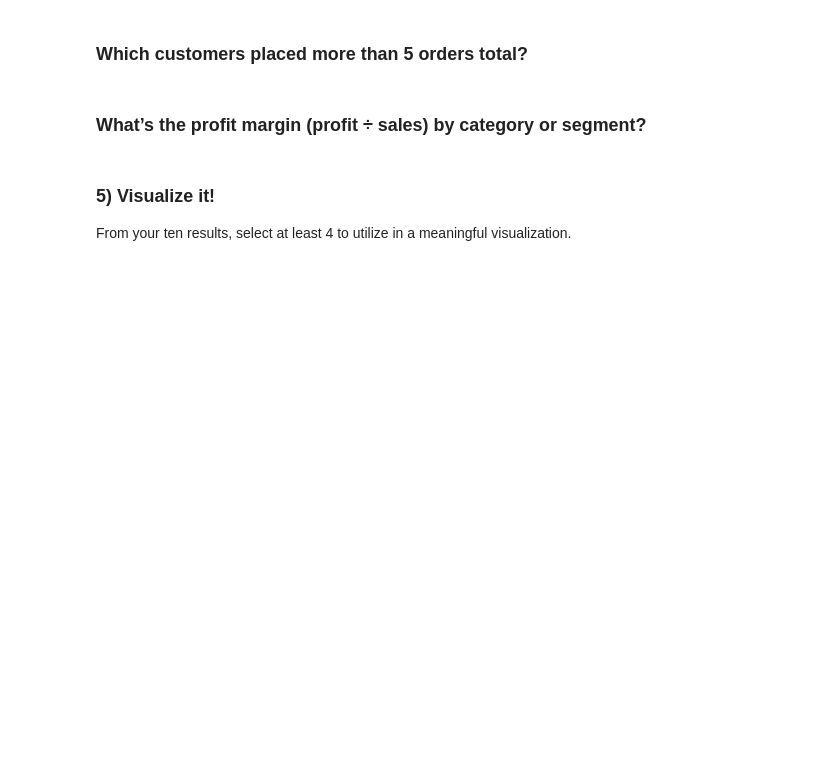
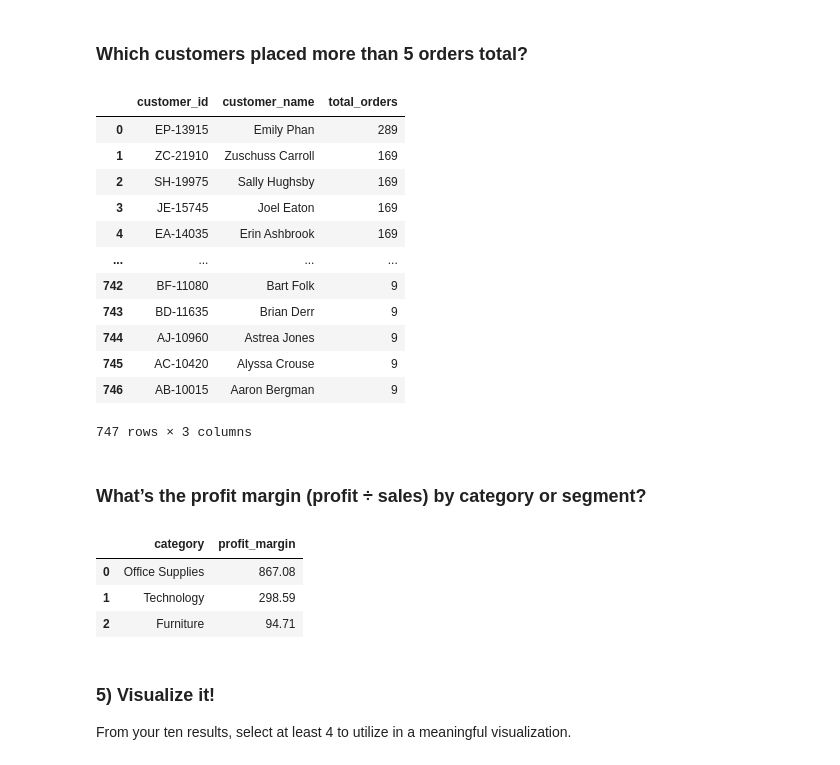
Before and after one commit to JishGorft/CY_DA_Mod3, a Jupyter notebook: Week4/notebooks/superstore_sales_workflow.ipynb, the cells around one changed output. Cells and saved outputs as stored; diff of their text form; code cells hidden in the pictures; blank space fills up the shorter version.

```diff
--- a/Week4/notebooks/superstore_sales_workflow.ipynb
+++ b/Week4/notebooks/superstore_sales_workflow.ipynb
@@ -313,2 +334,33 @@ result9
+# %%
+query9 = """
+WITH customer_orders AS (
+    SELECT
+        o.customer_id,
+        c.customer_name,
+        COUNT(o.order_id) AS total_orders
+    FROM orders o
+    JOIN customers c ON c.customer_id = o.customer_id
+    GROUP BY o.customer_id
+    ORDER BY total_orders DESC)
+SELECT *
+FROM customer_orders
+WHERE total_orders > 5;
+"""
+result9 = pd.read_sql(query9, conn)
+result9
+# %% [output]
+|  | customer_id | customer_name | total_orders |
+| 0 | EP-13915 | Emily Phan | 289 |
+| 1 | ZC-21910 | Zuschuss Carroll | 169 |
+| 2 | SH-19975 | Sally Hughsby | 169 |
+| 3 | JE-15745 | Joel Eaton | 169 |
+| 4 | EA-14035 | Erin Ashbrook | 169 |
+| ... | ... | ... | ... |
+| 742 | BF-11080 | Bart Folk | 9 |
+| 743 | BD-11635 | Brian Derr | 9 |
+| 744 | AJ-10960 | Astrea Jones | 9 |
+| 745 | AC-10420 | Alyssa Crouse | 9 |
+| 746 | AB-10015 | Aaron Bergman | 9 |
+747 rows × 3 columns
 # %% [markdown]
 ### What’s the profit margin (profit ÷ sales) by category or segment?
@@ -319,3 +367,17 @@ result10
+# %%
+query10 = """
+SELECT p.category, ROUND(SUM(od.profit / od.sales), 2) AS profit_margin
+FROM order_details od
+JOIN products p ON p.product_id = od.product_id
+GROUP BY p.category
+ORDER BY profit_margin DESC; """
+result10 = pd.read_sql(query10, conn)
+result10
+# %% [output]
+|  | category | profit_margin |
+| 0 | Office Supplies | 867.08 |
+| 1 | Technology | 298.59 |
+| 2 | Furniture | 94.71 |
 # %% [markdown]
 ### 5) Visualize it!
 
```
Also changed, not shown: parts of 11 cells of this notebook.
